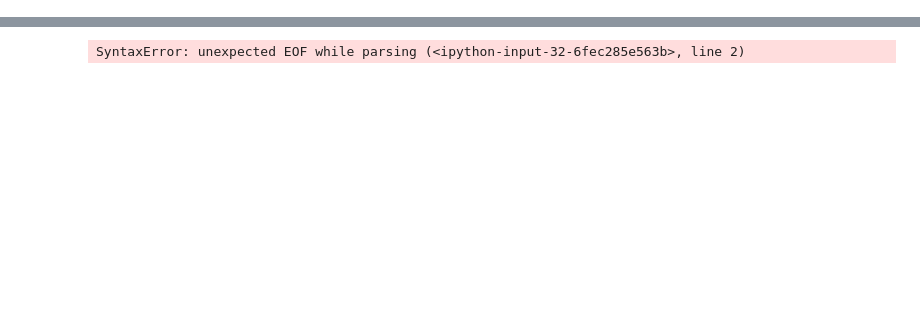
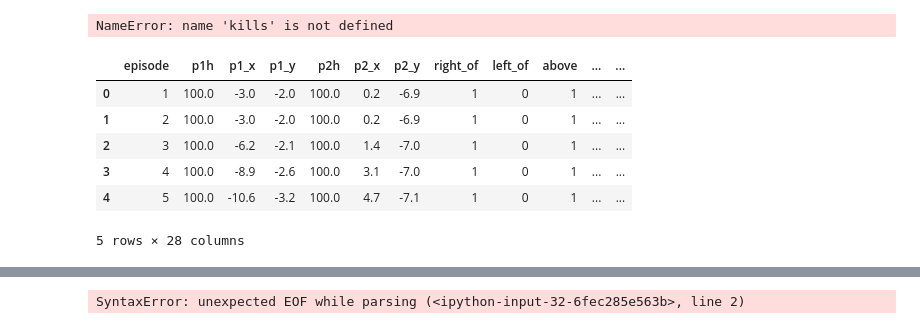
Before and after one commit to joshuabragge/square-brawl-bot, a Jupyter notebook: Training Keras Model.ipynb, the cells around one changed output, grey strips where cells are left out. Cells and saved outputs as stored; diff of their text form; code cells hidden in the pictures; blank space fills up the shorter version.

```diff
--- a/Training Keras Model.ipynb
+++ b/Training Keras Model.ipynb
@@ -33,5 +355,9 @@ http://pandas.pydata.org/pandas-docs/stable/indexing.html#deprecate_ix
 # %%
 trains['reward_adjusted'] = 0
+# %%
+len(kills)
+# %% [output]
+NameError: name 'kills' is not defined
 # %%
 td_lookback = 25
 decay = 0.9
@@ -46,5 +377,15 @@ for kill in kills:
 # %%
 trains_backup = trains.copy()
+# %%
+trains.head()
+# %% [output]
+|  | episode | p1h | p1_x | p1_y | p2h | p2_x | p2_y | right_of | left_of | above | ... | ... |
+| 0 | 1 | 100.0 | -3.0 | -2.0 | 100.0 | 0.2 | -6.9 | 1 | 0 | 1 | ... | ... |
+| 1 | 2 | 100.0 | -3.0 | -2.0 | 100.0 | 0.2 | -6.9 | 1 | 0 | 1 | ... | ... |
+| 2 | 3 | 100.0 | -6.2 | -2.1 | 100.0 | 1.4 | -7.0 | 1 | 0 | 1 | ... | ... |
+| 3 | 4 | 100.0 | -8.9 | -2.6 | 100.0 | 3.1 | -7.0 | 1 | 0 | 1 | ... | ... |
+| 4 | 5 | 100.0 | -10.6 | -3.2 | 100.0 | 4.7 | -7.1 | 1 | 0 | 1 | ... | ... |
+5 rows × 28 columns
 # %%
 drop_cols = ['episode', 'reward', 'p1_score', 'p2_score', 'reward_adjusted',
              'p1_x_delta', 'p2_x_delta', 'p1_y_delta', 'p2_y_delta',
```
Also changed, not shown: parts of 34 cells of this notebook, 10 other files.
